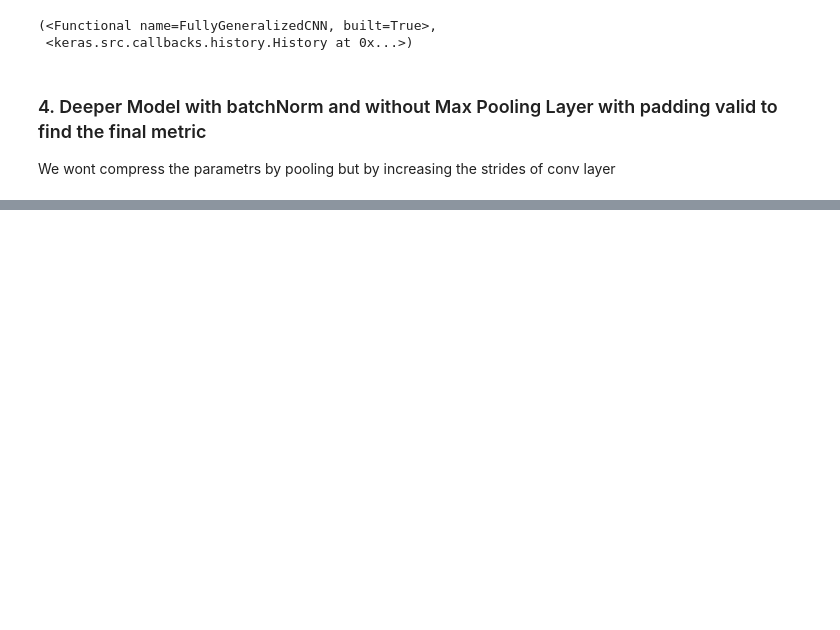
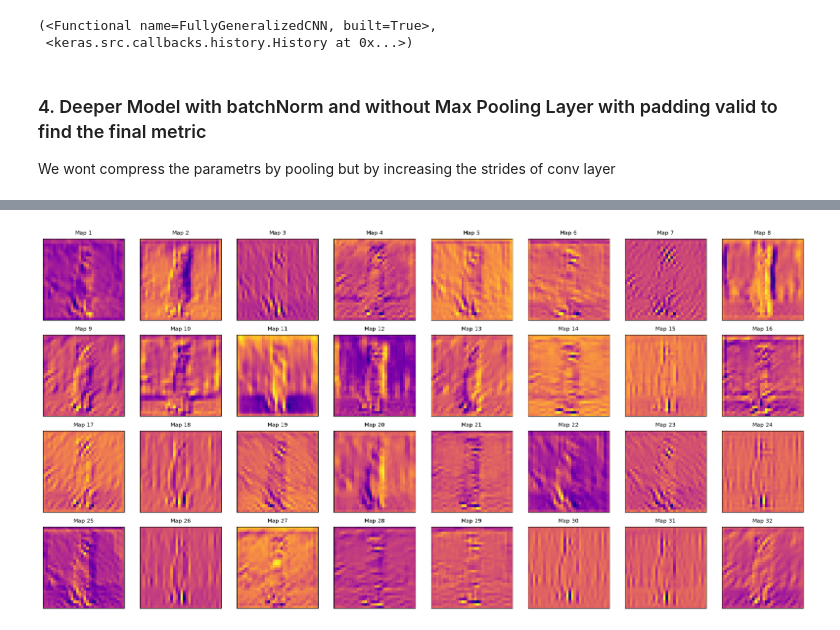
Before and after one commit to shivansh0209/cifar_cnn_classifier, a Jupyter notebook: notebooks/01_model_building.ipynb, the cells around one changed output, grey strips where cells are left out. Drawn from its saved outputs; the diff is of its cells as text; code cells hidden in the pictures; blank space fills up the shorter version.

```diff
--- a/notebooks/01_model_building.ipynb
+++ b/notebooks/01_model_building.ipynb
@@ -148,0 +167,3 @@ ValueError: Computed output size would be zero or negative. Received `inputs sha
+# %%
+plot_feature_maps(model, 2, '../data/raw/sample.jpg')
+# %% [output]
@@ -148,0 +171 @@ ValueError: Computed output size would be zero or negative. Received `inputs sha
+[figure, added]
```
Also changed, not shown: parts of 13 cells of this notebook, 2 other files.
